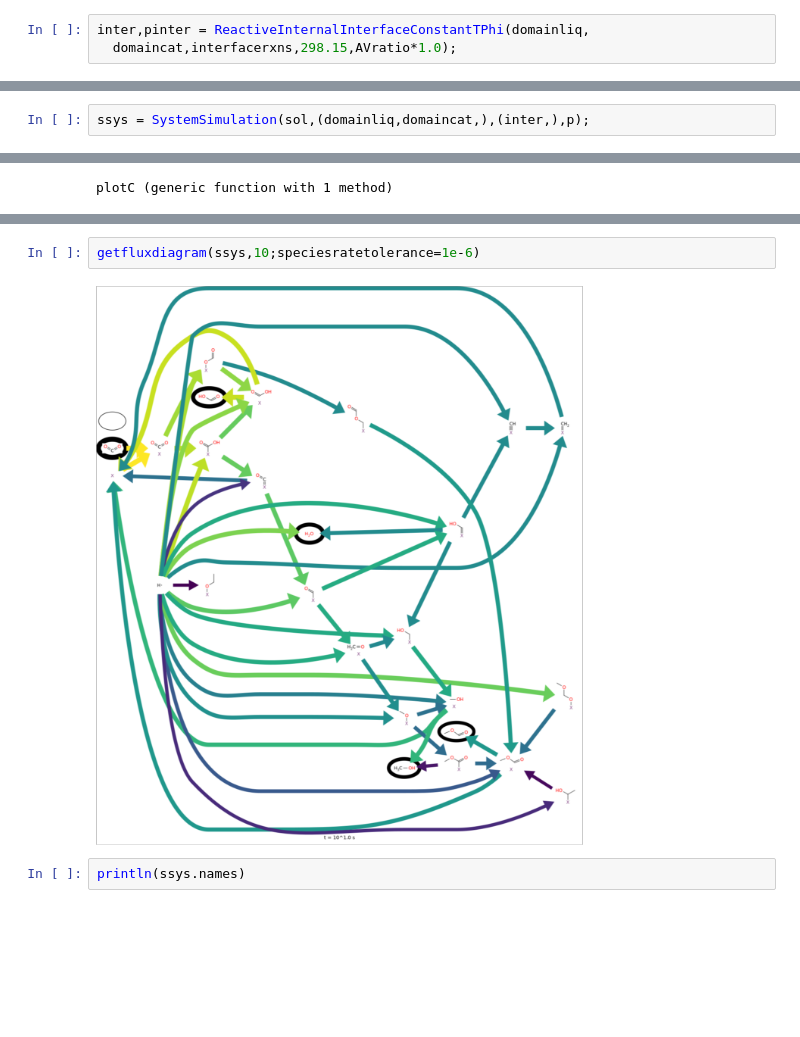
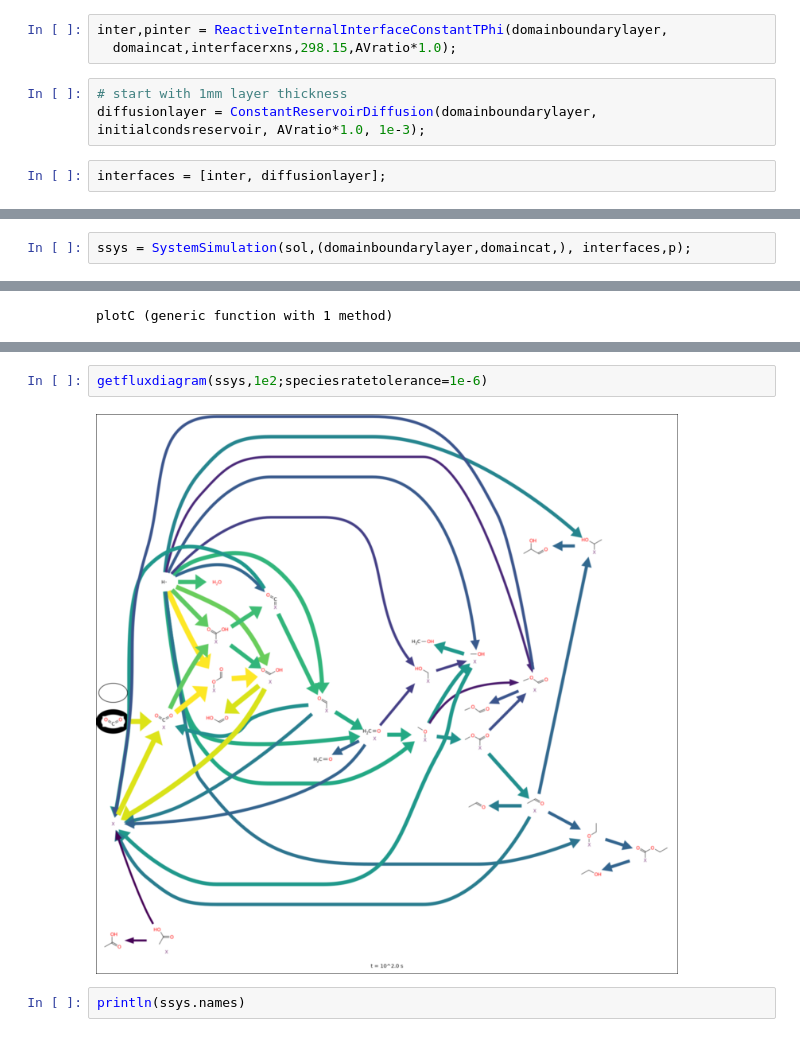
Before and after one commit to rwest/CO2_RR_RMG, a Jupyter notebook: CO2_Reduction_Ag/CO2RR_RMS_Diffusion_Interface.ipynb, the cells around one changed output, grey strips where cells are left out. Cells and saved outputs as stored; diff of their text form; blank space fills up the shorter version.

Commit message:
Set up simulations with diffusion interface

```diff
--- a/CO2_Reduction_Ag/CO2RR_RMS_Diffusion_Interface.ipynb
+++ b/CO2_Reduction_Ag/CO2RR_RMS_Diffusion_Interface.ipynb
@@ -59,6 +61,11 @@ domainliq,y0liq,pliq = ConstantTVDomain(phase=liq,
 domaincat,y0cat,pcat = ConstantTAPhiDomain(phase=surf,
     initialconds=initialcondssurf);
 # %%
-inter,pinter = ReactiveInternalInterfaceConstantTPhi(domainliq,
+inter,pinter = ReactiveInternalInterfaceConstantTPhi(domainboundarylayer,
   domaincat,interfacerxns,298.15,AVratio*1.0);
+# %%
+# start with 1mm layer thickness
+diffusionlayer = ConstantReservoirDiffusion(domainboundarylayer, initialcondsreservoir, AVratio*1.0, 1e-3);
+# %%
+interfaces = [inter, diffusionlayer];
 # %%
@@ -94,7 +101,7 @@ sol.retcode
 # %% [output]
 ReturnCode.Success = 1
 # %%
-ssys = SystemSimulation(sol,(domainliq,domaincat,),(inter,),p);
+ssys = SystemSimulation(sol,(domainboundarylayer,domaincat,), interfaces,p);
 # %%
 # Helper function
 function plotX(sim, tol, t_end, exclude)
@@ -168,7 +226,7 @@ gcf()
 # %%
-getfluxdiagram(ssys,10;speciesratetolerance=1e-6)
+getfluxdiagram(ssys,1e2;speciesratetolerance=1e-6)
 # %% [output]
-[figure, old version]
+[figure, new version]
 # %%
 println(ssys.names)
 # %% [output]
```
Also changed, not shown: parts of 15 cells of this notebook, 1 other file.
